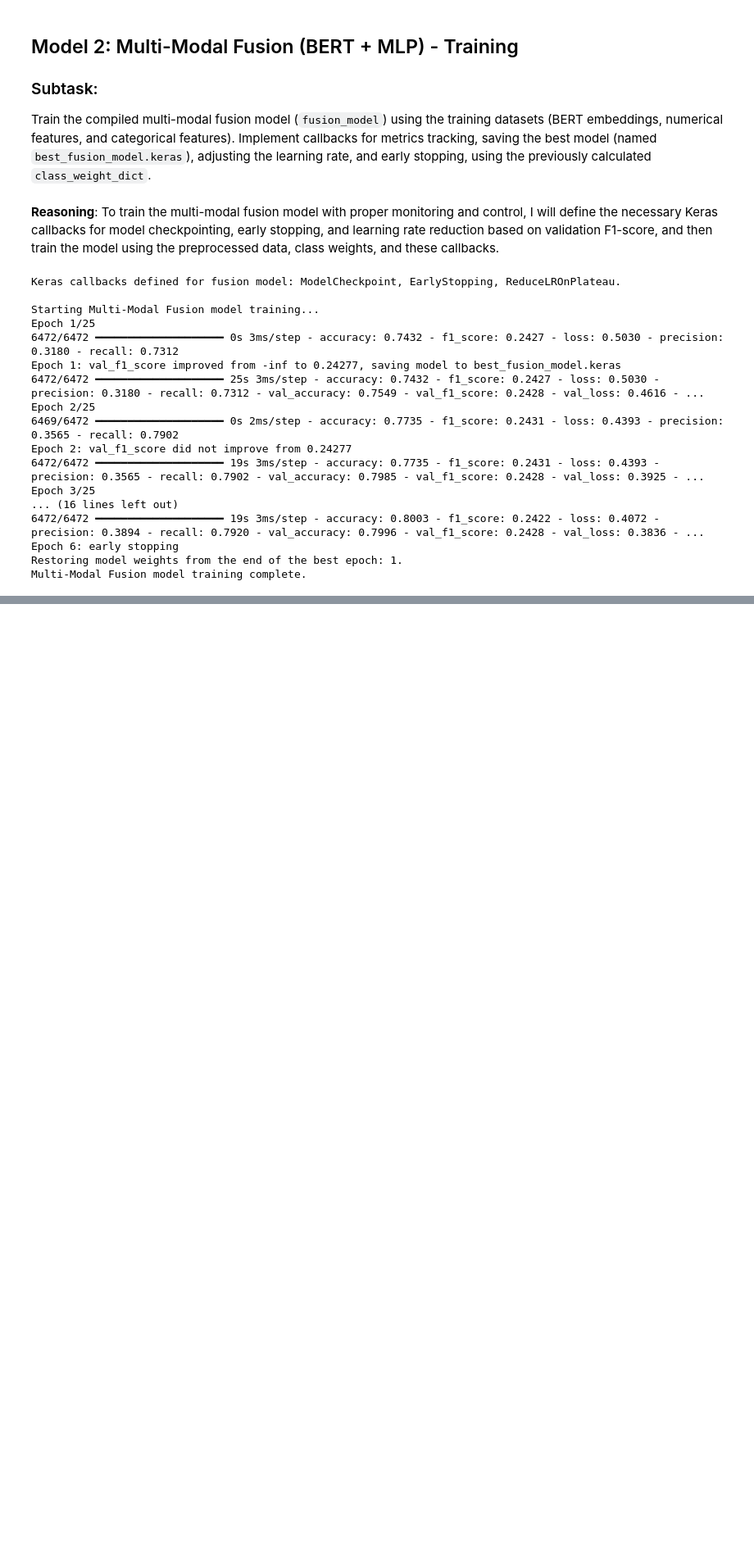
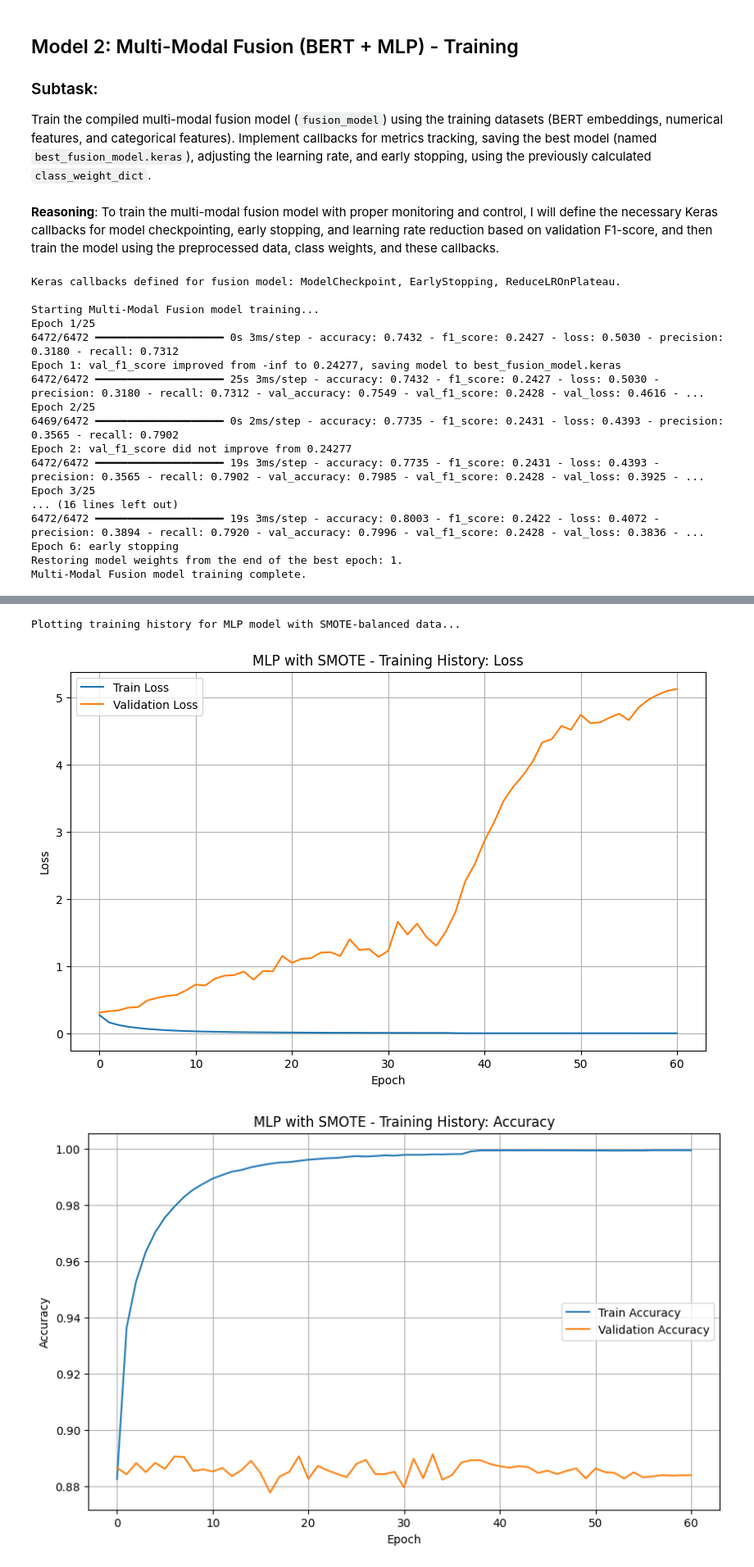
Before and after one commit to apoyando/CHIarrests, a Jupyter notebook: CHIarrests.ipynb, the cells around one changed output, grey strips where cells are left out. Shown at 82% size. Saved outputs shown, nothing was run; the diff lists cells and outputs as text; code cells hidden in the pictures; blank space fills up the shorter version.

```diff
--- a/CHIarrests.ipynb
+++ b/CHIarrests.ipynb
@@ -1041,0 +1341,24 @@ Multi-Modal Fusion model training complete.
+# %%
+from imblearn.over_sampling import SMOTE
+
+print("Original training data shapes:")
+print(f"X_train_preprocessed shape: {X_train_preprocessed.shape}")
+print(f"y_train shape: {y_train.shape}")
+print("Original y_train value counts:\n", y_train.value_counts())
+
+# Instantiate SMOTE
+smote = SMOTE(random_state=42)
+
+# Apply SMOTE to the training data
+print("\nApplying SMOTE to the training data...")
+X_train_resampled, y_train_resampled = smote.fit_resample(X_train_preprocessed, y_train)
+
+print("SMOTE application complete.")
+
+# Print shapes of the resampled data
+print("\nResampled training data shapes:")
+print(f"X_train_resampled shape: {X_train_resampled.shape}")
+print(f"y_train_resampled shape: {y_train_resampled.shape}")
+
+# Print value counts of the resampled target variable
+print("\nResampled y_train value counts:\n", y_train_resampled.value_counts())
@@ -1041,0 +1517,7 @@ Multi-Modal Fusion model training complete.
+# %%
+print("Plotting training history for MLP model with SMOTE-balanced data...")
+plot_history(history_mlp_smote, 'MLP with SMOTE', metrics_to_plot)
+# %% [output]
+Plotting training history for MLP model with SMOTE-balanced data...
+[figure, added]
+[figure, added]
```
Also changed, not shown: parts of 41 cells of this notebook.
